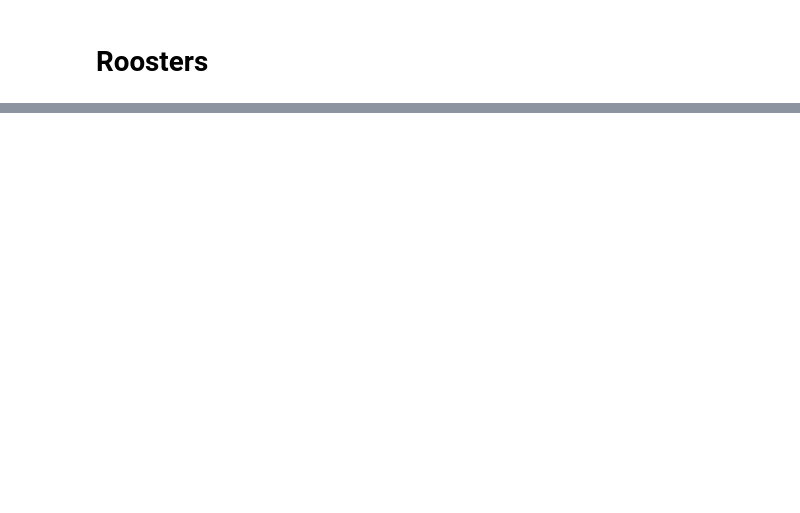
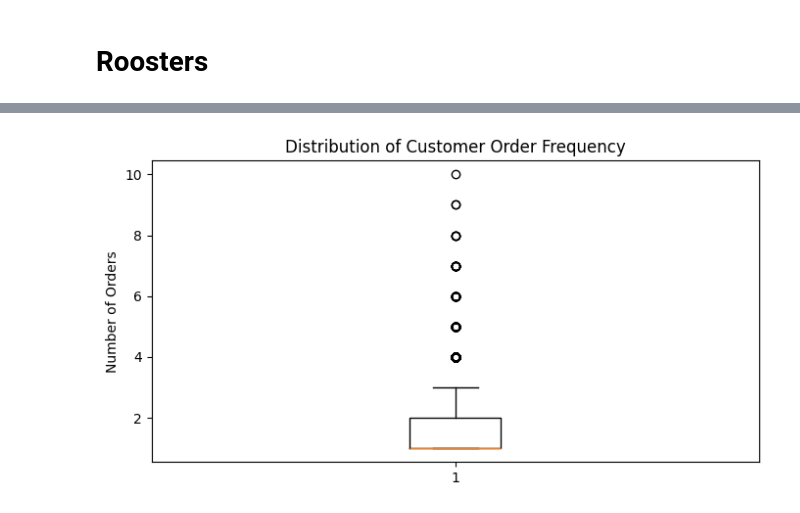
Before and after one commit to JJJJ217/Rooster, a Jupyter notebook: notebooks/1. Data preparation.ipynb, the cells around one changed output, grey strips where cells are left out. Saved outputs shown, nothing was run; the diff lists cells and outputs as text; code cells hidden in the pictures; blank space fills up the shorter version.

```diff
--- a/notebooks/1. Data preparation.ipynb
+++ b/notebooks/1. Data preparation.ipynb
@@ -41,0 +772,13 @@ df.head()
+# %%
+plt.figure(figsize=(8, 4))
+
+plt.boxplot(
+    customers['customer_total_orders'].dropna()
+)
+
+plt.ylabel('Number of Orders')
+plt.title('Distribution of Customer Order Frequency')
+
+plt.show()
+# %% [output]
+[figure, added]
```
Also changed, not shown: parts of 71 cells of this notebook, 2 other files.
